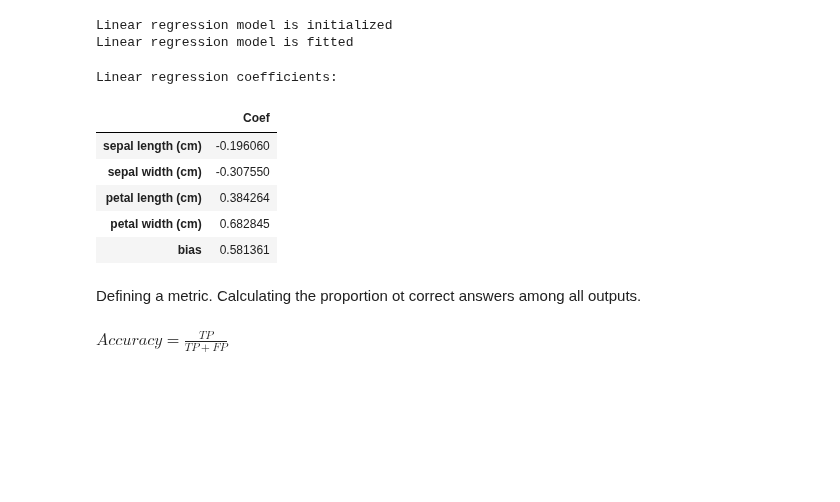
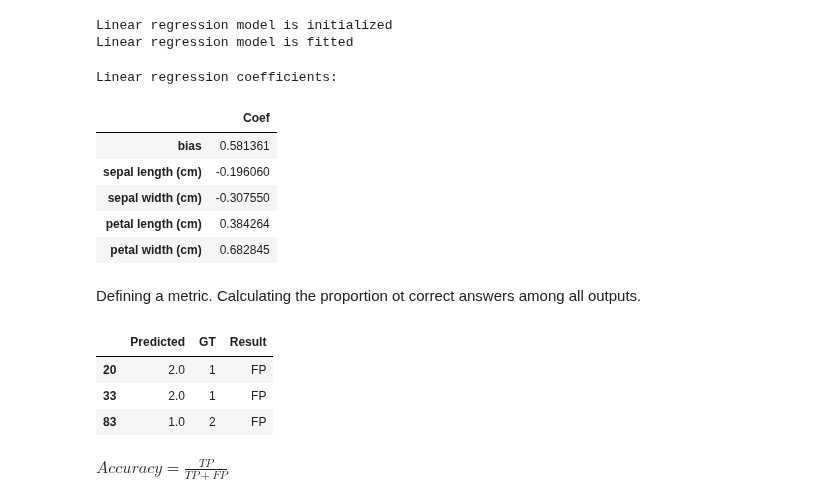
Before and after one commit to IgorBeHolder/Netology, a Jupyter notebook: ML_LossFunc_Optimization_HW.ipynb, the cells around one changed output. Saved outputs shown, nothing was run; the diff lists cells and outputs as text; code cells hidden in the pictures; blank space fills up the shorter version.

```diff
--- a/ML_LossFunc_Optimization_HW.ipynb
+++ b/ML_LossFunc_Optimization_HW.ipynb
@@ -82,8 +86,8 @@ class Lin_regr():
 
         XX = X
 
-        # add eye column to the right, to simplify matrix operations with initial bias(intercept or B0)
-        XX = np.hstack((X, np.ones((self.rows, 1))))
+        # add eye column to simplify matrix operations with initial bias(intercept or B0)
+        XX = np.hstack((np.ones((self.rows, 1)), X))
 
         # calculate coeffs as defined earlier
         self.coeffs = np.linalg.inv(XX.T @ XX) @ XX.T @ y
@@ -92,7 +96,7 @@ class Lin_regr():
 
     def predict(self, X):
 
-        XX = np.hstack((X, np.ones((self.rows, 1))))
+        XX = np.hstack((np.ones((self.rows, 1)), X))
 
         y_pred = XX @ self.coeffs
 
@@ -109,23 +113,27 @@ Linear regression model is initialized
 Linear regression model is fitted
 # %%
 # ravel arrays to confirm DataFrame input format, bias at the right as we add eye column in LR fit()
-pd.DataFrame({'Coef':lr.coefficients().ravel()}, index= iris.feature_names + ['bias'] ) # print out LR coefficients
+pd.DataFrame({'Coef':lr.coefficients().ravel()}, index= ['bias'] + iris.feature_names ) # print out LR coefficients
 # %% [output]
 Linear regression coefficients:
 |  | Coef |
+| bias | 0.581361 |
 | sepal length (cm) | -0.196060 |
 | sepal width (cm) | -0.307550 |
 | petal length (cm) | 0.384264 |
 | petal width (cm) | 0.682845 |
-| bias | 0.581361 |
 # %% [markdown]
 Defining a metric. Calculating the proportion ot correct answers among all outputs.
 # %%
 # ravel arrays to confirm DataFrame input format
 df = pd.DataFrame({'Predicted':np.round(lr.predict(X).ravel()), 'GT': y.ravel()})
+df["Result"] = df.apply(lambda x: 'TP' if x.Predicted == x.GT else 'FP', axis= 1 )
 df[df.Predicted != df.GT]
-df["Result"] = df.apply(lambda x: 'TP' if x.Predicted == x.GT else 'FP', axis= 1 )
-TP,FP = df.Result.value_counts()
+# %% [output]
+|  | Predicted | GT | Result |
+| 20 | 2.0 | 1 | FP |
+| 33 | 2.0 | 1 | FP |
+| 83 | 1.0 | 2 | FP |
 # %% [markdown]
 $Accuracy = \frac{TP}{TP + FP}$
 # %%
```
Also changed, not shown: parts of 35 cells of this notebook, 2 other files.
